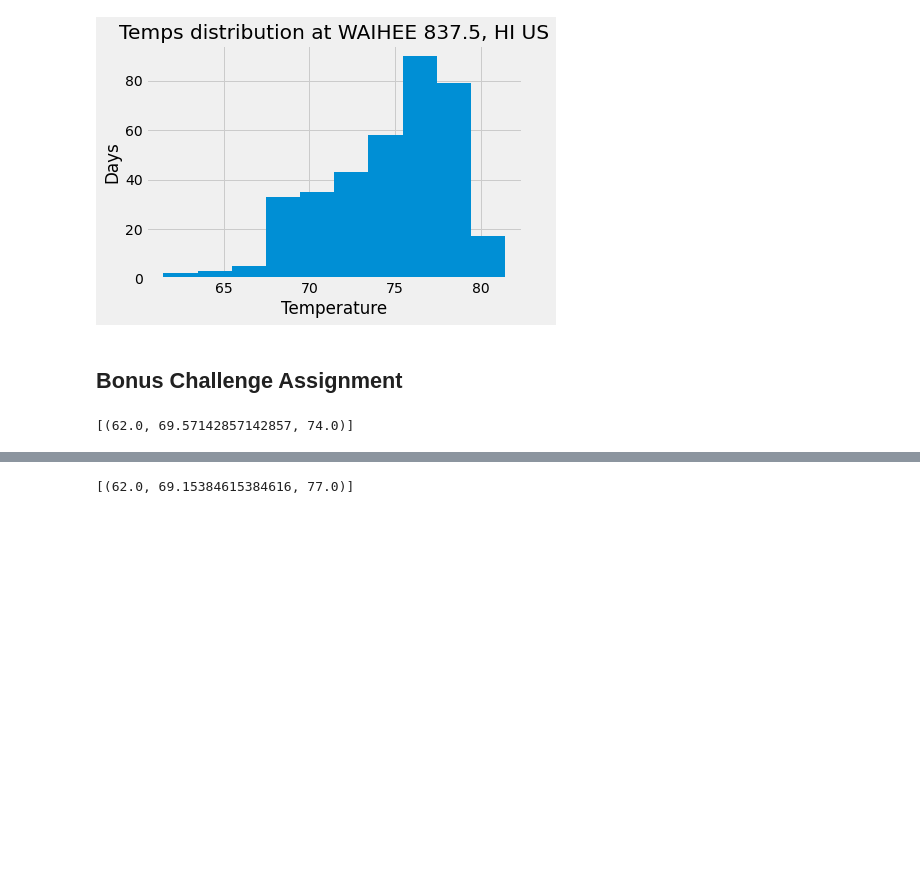
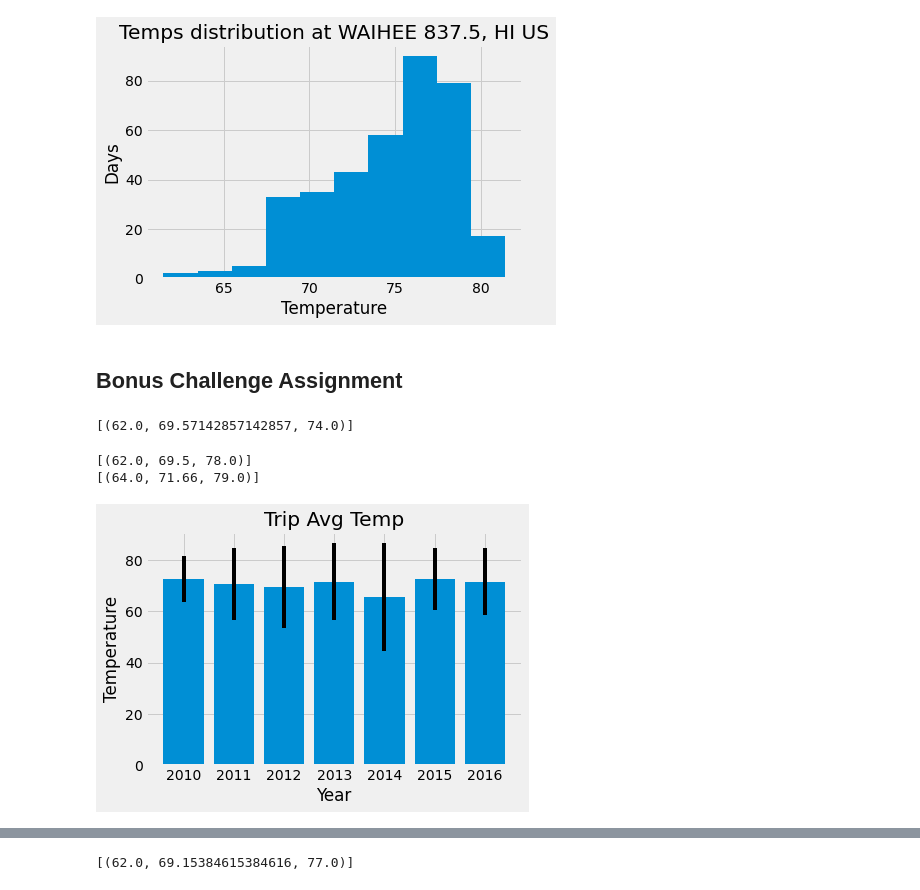
Before and after one commit to kyraha/UMN_HW10_sqlalchemy-challenge, a Jupyter notebook: climate_starter.ipynb, the cells around one changed output, grey strips where cells are left out. Drawn from its saved outputs; the diff is of its cells as text; code cells hidden in the pictures; blank space fills up the shorter version.

```diff
--- a/climate_starter.ipynb
+++ b/climate_starter.ipynb
@@ -264,11 +264,35 @@ print(calc_temps('2012-02-28', '2012-03-05'))
 # %%
 # Use your previous function `calc_temps` to calculate the tmin, tavg, and tmax
 # for your trip using the previous year's data for those same dates.
+print(calc_temps('2012-12-25', '2012-12-31'))
+print(calc_temps('2013-12-25', '2013-12-31'))
+# %% [output]
+[(62.0, 69.5, 78.0)]
+[(64.0, 71.66, 79.0)]
 # %%
 # Plot the results from your previous query as a bar chart.
 # Use "Trip Avg Temp" as your Title
 # Use the average temperature for the y value
 # Use the peak-to-peak (tmax-tmin) value as the y error bar (yerr)
+years = (2010, 2011, 2012, 2013, 2014, 2015, 2016,)
+
+# Let's go to Hawaii for the Holidays
+yval = []
+yerr = []
+for year in years:
+    start_dt = f"{year}-12-25"
+    end_dt = f"{year}-12-31"
+    tmin, tavg, tmax = calc_temps(start_dt, end_dt)[0]
+    #print(year, tmin, tavg, tmax)
+    yval += [tavg]
+    yerr += [(tmax - tmin)]
+plt.bar(years, yval, yerr=yerr)
+plt.title("Trip Avg Temp")
+plt.xlabel("Year")
+plt.ylabel("Temperature")
+plt.show()
+# %% [output]
+[figure, added]
 # %%
 # Calculate the total amount of rainfall per weather station for your trip dates using the previous year's matching dates.
 # Sort this in descending order by precipitation amount and list the station, name, latitude, longitude, and elevation
```
Also changed, not shown: parts of 4 cells of this notebook.
